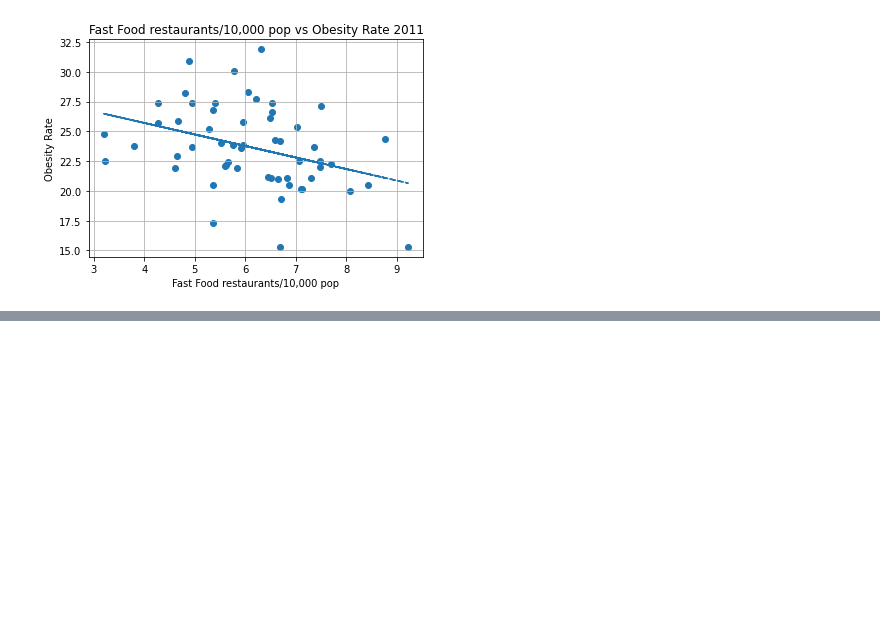
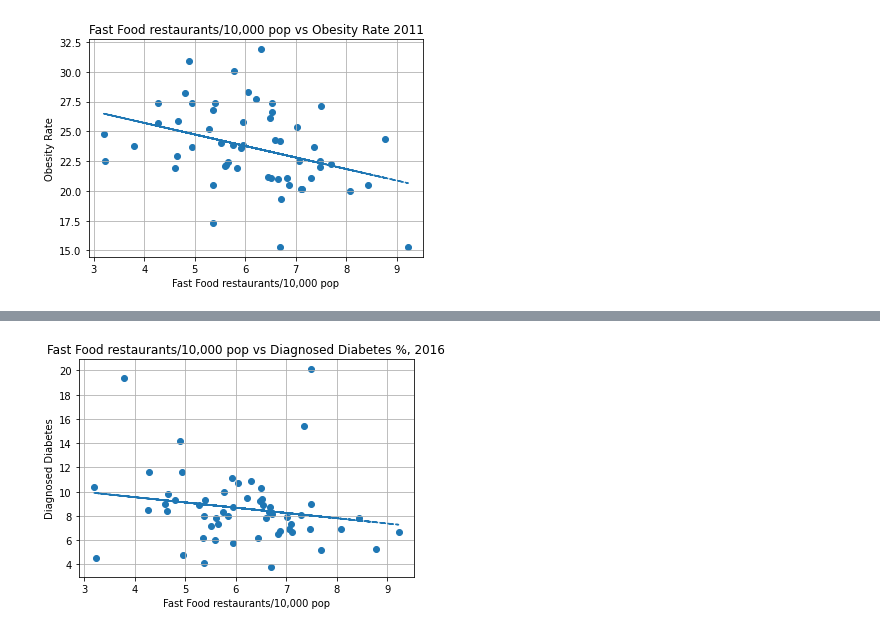
Before and after one commit to improvbutterfly/Fast-Food-Analysis-California, a Jupyter notebook: Analysis/chart_code.ipynb, the cells around one changed output, grey strips where cells are left out. Saved outputs shown, nothing was run; the diff lists cells and outputs as text; code cells hidden in the pictures; blank space fills up the shorter version.

```diff
--- a/Analysis/chart_code.ipynb
+++ b/Analysis/chart_code.ipynb
@@ -57,0 +72,14 @@ plt.show()
+# %%
+plt.scatter(huge_df["Fast-food restaurants/10,000 pop, 2011"], huge_df["Diagnosed Diabetes 2016 %"])
+plt.title("Fast Food restaurants/10,000 pop vs Diagnosed Diabetes %, 2016")
+plt.xlabel("Fast Food restaurants/10,000 pop")
+plt.ylabel("Diagnosed Diabetes")
+plt.grid(True)
+
+(vc_slope, vc_int, vc_r, vc_p, vc_std_err) = stats.linregress(huge_df["Fast-food restaurants/10,000 pop, 2011"], huge_df["Diagnosed Diabetes 2016 %"])
+linear_reg = vc_slope * huge_df["Fast-food restaurants/10,000 pop, 2011"] + vc_int
+plt.plot(huge_df["Fast-food restaurants/10,000 pop, 2011"],linear_reg,"--")
+plt.savefig("charts/food_diabetes_2016.png")
+plt.show()
+# %% [output]
+[figure, added]
```
Also changed, not shown: parts of 9 cells of this notebook, 10 other files.
